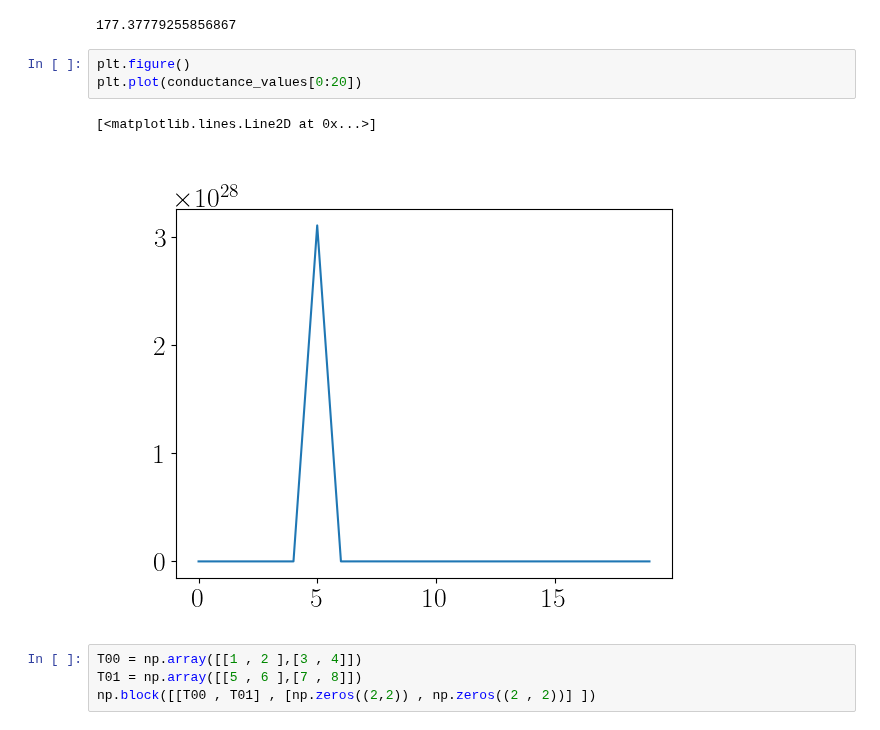
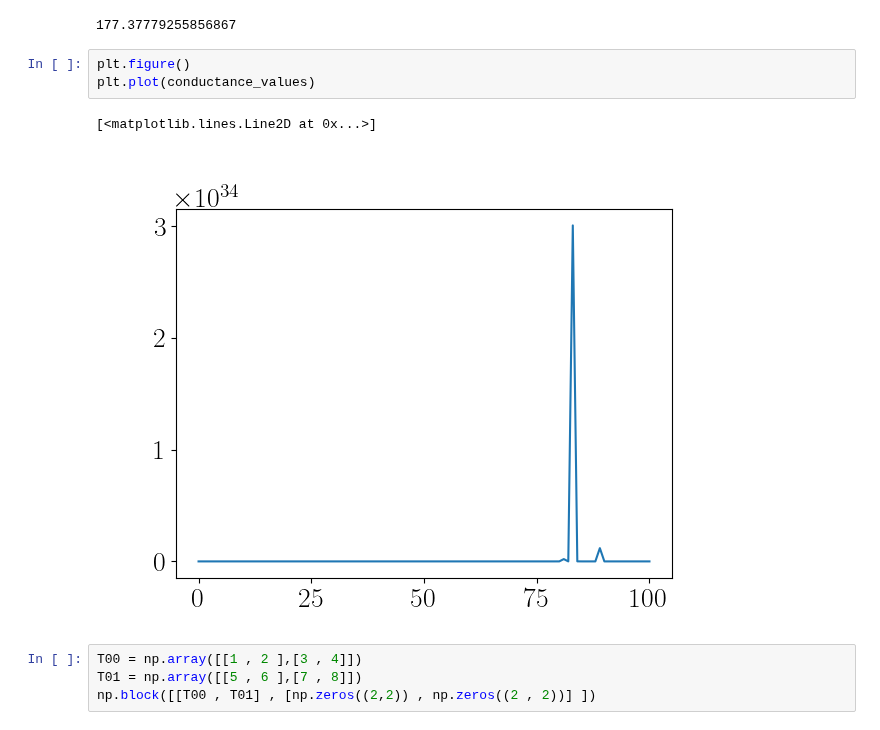
Before and after one commit to krishtoffel99/Josephson-Investigations-Old, a Jupyter notebook: Josephson effect and Supercurrents/DC_SNS_numerics.ipynb, the cells around one changed output. Cells and saved outputs as stored; diff of their text form.

```diff
--- a/Josephson effect and Supercurrents/DC_SNS_numerics.ipynb
+++ b/Josephson effect and Supercurrents/DC_SNS_numerics.ipynb
@@ -155,10 +155,10 @@ conductance_values[0]
 177.37779255856867
 # %%
 plt.figure()
-plt.plot(conductance_values[0:20])
+plt.plot(conductance_values)
 # %% [output]
 [<matplotlib.lines.Line2D at 0x...>]
-[figure, old version]
+[figure, new version]
 # %%
 T00 = np.array([[1 , 2 ],[3 , 4]])
 T01 = np.array([[5 , 6 ],[7 , 8]])
```
